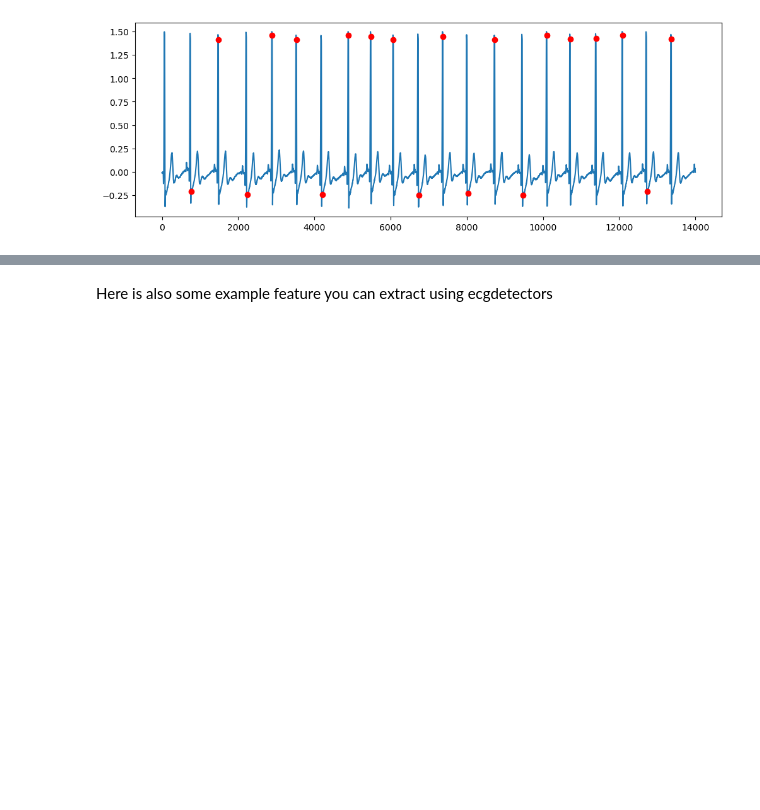
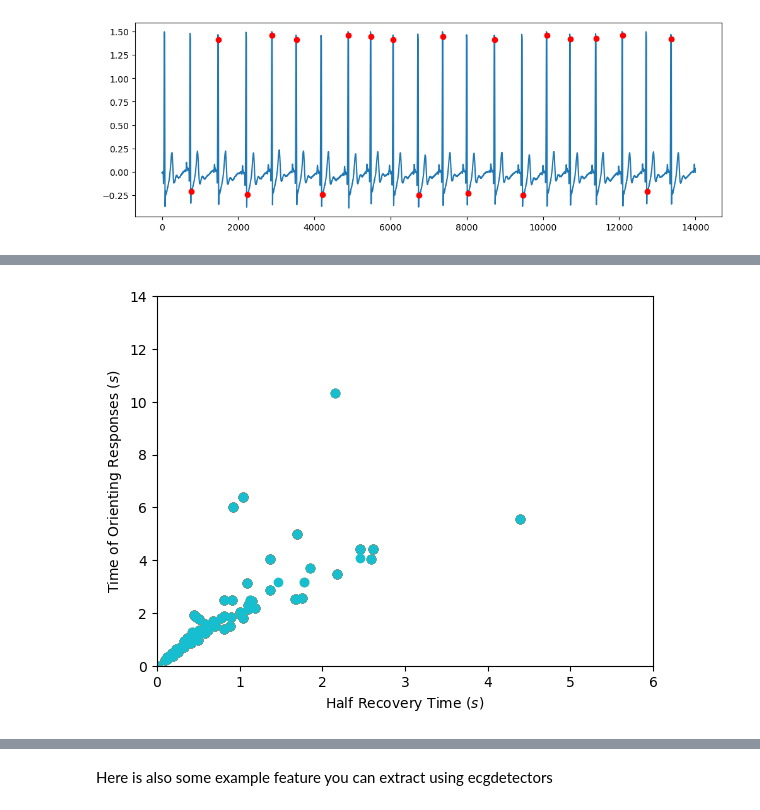
Before and after one commit to thomasritmeester/EPO-4_BioBombs, a Jupyter notebook: Machine learning/Assignment_2_EPO4_ECG_WESAD.ipynb, the cells around one changed output, grey strips where cells are left out. Cells and saved outputs as stored; diff of their text form; code cells hidden in the pictures; blank space fills up the shorter version.

```diff
--- a/Machine learning/Assignment_2_EPO4_ECG_WESAD.ipynb
+++ b/Machine learning/Assignment_2_EPO4_ECG_WESAD.ipynb
@@ -514,0 +316,12 @@ ValueError: The length of the input vector x must be greater than padlen, which
+# %%
+print(eda_comp.shape)
+#print(eda_comp)
+for i in range(t_tot):
+    smooth_eda=eda_comp[0]
+    phasic=eda_comp[1]
+    tonic=eda_comp[2]
+
+t=np.arange(0,phasic.size*(1/fs),(1/fs))
+t=t[:phasic.shape[0]]
+print(t.shape)
+print(phasic.shape)
@@ -514,0 +345,79 @@ ValueError: The length of the input vector x must be greater than padlen, which
+# %%
+import numpy as np
+from scipy.signal import chirp, find_peaks, peak_widths, peak_prominences
+#peaks_2d=np.empty((9,t_tot))
+#heights_2d=np.empty((5,t_tot))
+#widths_2d=np.empty((5,t_tot))
+
+def calc_phasic_data(phasic, peak, height):
+    ##Find all the points on the plot below the 50% of the peak
+    half_points = np.where(((phasic - (phasic[peak] - 0.5*height) < 0.00001)))[0]
+
+    ##Finds the index of the point directly to the right of the peak
+    half_amp_index = np.inf
+    for j in half_points:
+      if(j < half_amp_index and j > peak):
+        half_amp_index = j
+
+    ##Half amplitude after the peak
+    half_amp_val = phasic[half_amp_index]
+
+    ##Calculate onset and offset
+    onset_points = np.where(((phasic - (phasic[peak] - 0.63*height) < 0.00001)))[0]
+
+    ##Finds the index of the point directly to the right of the peak
+    offset_amp_index = np.inf
+    for j in onset_points:
+      if(j < offset_amp_index and j > peak):
+        offset_amp_index = j
+
+    offset_amp_val = phasic[offset_amp_index]
+
+    ##Finds the index of the point directly to the right of the peak
+    onset_amp_index = 0
+    for j in onset_points:
+      if(j > onset_amp_index and j < peak):
+        onset_amp_index = j
+
+    onset_amp_val = phasic[onset_amp_index]
+
+    return onset_amp_index, half_amp_index, offset_amp_index
+
+orienting_mag = np.asarray([], dtype = "float")
+orienting_time = np.asarray([], dtype = "float")
+half_recov_time = np.asarray([], dtype = "float")
+
+for k in range (t_tot):
+    peaks, _ = find_peaks(phasic[:,k])
+    heights, _, __ = peak_prominences(phasic[:,k], peaks)
+    widths, _, __, ___ = peak_widths(phasic[:,k], peaks, rel_height=0.63)
+
+# find the indices with an amplitude larger that 0.1
+    keep = np.full(len(peaks), True)
+    amplitude_min=0.1
+    keep[peaks < 0.1] = False
+
+    # only keep those
+    peaks=peaks[keep]
+    heights=heights[keep]
+    widths=widths[keep]
+
+    peaks=np.hstack(peaks)
+    heights=np.hstack(heights)
+    widths=np.hstack(widths)
+
+    for i in range(len(peaks)):
+      onset_amp_index, half_amp_index, offset_amp_index = calc_phasic_data(phasic[:,k], peaks[i], heights[i])
+
+      orienting_mag = np.append(orienting_mag, phasic[:,k][peaks[i]] - phasic[:,k][onset_amp_index])
+      orienting_time = np.append(orienting_time, (offset_amp_index - onset_amp_index)/fs)
+      half_recov_time = np.append(half_recov_time, (half_amp_index - peaks[i])/fs)
+
+    plt.plot(half_recov_time,orienting_time,'o',label='Peaks')
+    plt.xlim([0,6])
+    plt.ylim([0,14])
+    plt.xlabel('Half Recovery Time $(s)$')
+    plt.ylabel('Time of Orienting Responses $(s)$')
+print(orienting_time)
+print(orienting_time.shape)
+# %% [output]
@@ -514,0 +441 @@ ValueError: The length of the input vector x must be greater than padlen, which
+[figure, added]
```
Also changed, not shown: parts of 18 cells of this notebook, 2 other files.
